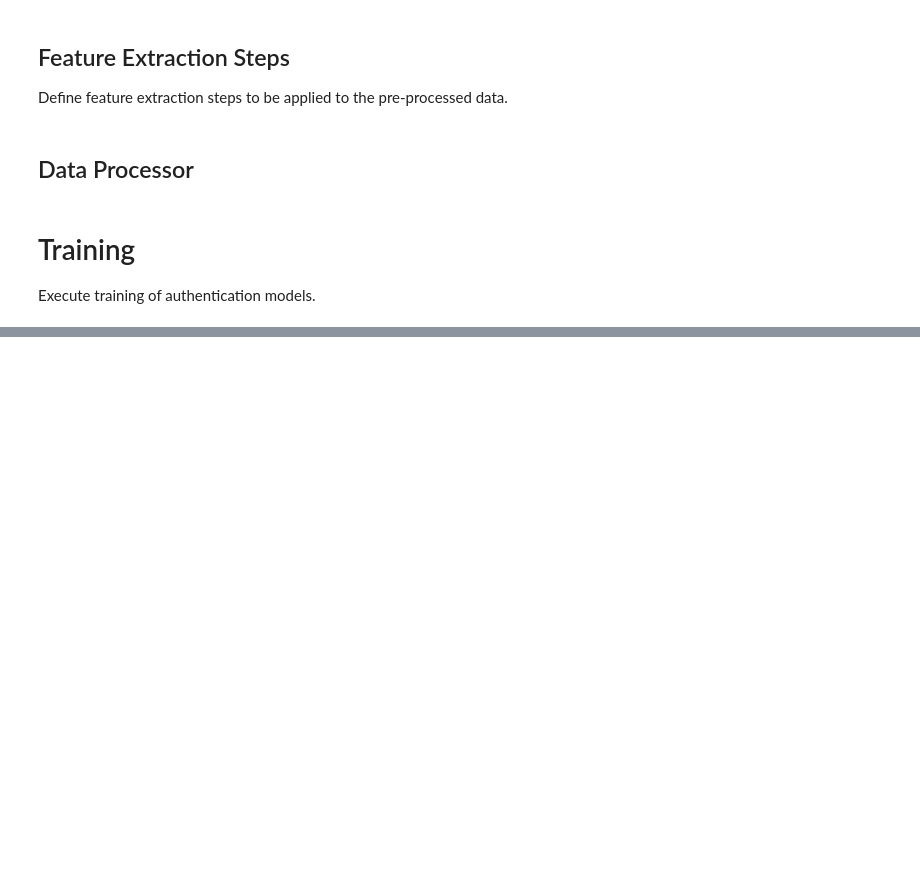
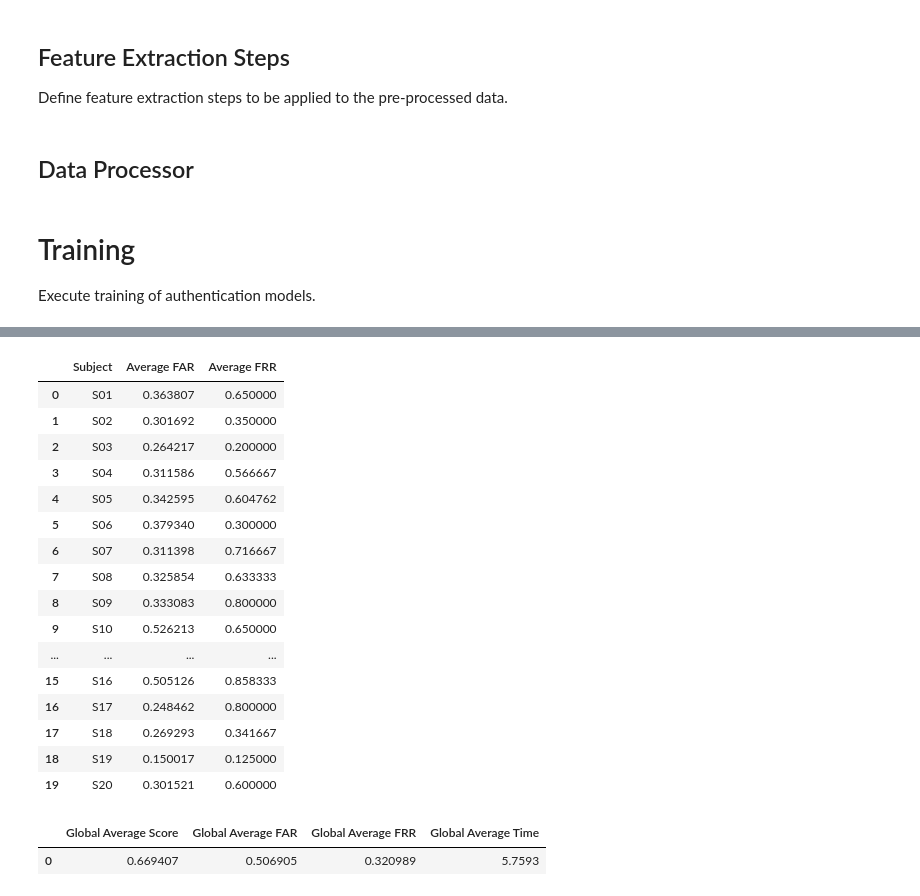
Before and after one commit to CPP-EEG-Authentication-Defense-Project/Authentication-Models, a Jupyter notebook: plain-classifiers/ar-svm.ipynb, the cells around one changed output, grey strips where cells are left out. Cells and saved outputs as stored; diff of their text form; code cells hidden in the pictures; blank space fills up the shorter version.

```diff
--- a/plain-classifiers/ar-svm.ipynb
+++ b/plain-classifiers/ar-svm.ipynb
@@ -135,0 +142,38 @@ Global average training time: 5.986503088474274 seconds
+# %%
+subject_rates_rows = []
+for subject in results.training_statistics:
+    subject_rates_rows.append([
+        subject,
+        results.training_statistics[subject].average_false_accept_rate,
+        results.training_statistics[subject].average_false_reject_rate
+    ])
+subject_rates = pd.DataFrame(subject_rates_rows, columns=['Subject', 'Average FAR', 'Average FRR'])
+subject_rates
+# %% [output]
+|  | Subject | Average FAR | Average FRR |
+| 0 | S01 | 0.363807 | 0.650000 |
+| 1 | S02 | 0.301692 | 0.350000 |
+| 2 | S03 | 0.264217 | 0.200000 |
+| 3 | S04 | 0.311586 | 0.566667 |
+| 4 | S05 | 0.342595 | 0.604762 |
+| 5 | S06 | 0.379340 | 0.300000 |
+| 6 | S07 | 0.311398 | 0.716667 |
+| 7 | S08 | 0.325854 | 0.633333 |
+| 8 | S09 | 0.333083 | 0.800000 |
+| 9 | S10 | 0.526213 | 0.650000 |
+| ... | ... | ... | ... |
+| 15 | S16 | 0.505126 | 0.858333 |
+| 16 | S17 | 0.248462 | 0.800000 |
+| 17 | S18 | 0.269293 | 0.341667 |
+| 18 | S19 | 0.150017 | 0.125000 |
+| 19 | S20 | 0.301521 | 0.600000 |
+# %%
+global_stats = pd.DataFrame(
+    [[results.global_average_score, results.global_average_far_rate,
+      results.global_average_frr_rate, results.global_average_time]],
+    columns=['Global Average Score', 'Global Average FAR', 'Global Average FRR', 'Global Average Time']
+)
+global_stats
+# %% [output]
+|  | Global Average Score | Global Average FAR | Global Average FRR | Global Average Time |
+| 0 | 0.669407 | 0.506905 | 0.320989 | 5.7593 |
```
Also changed, not shown: parts of 3 cells of this notebook, 1 other file.
